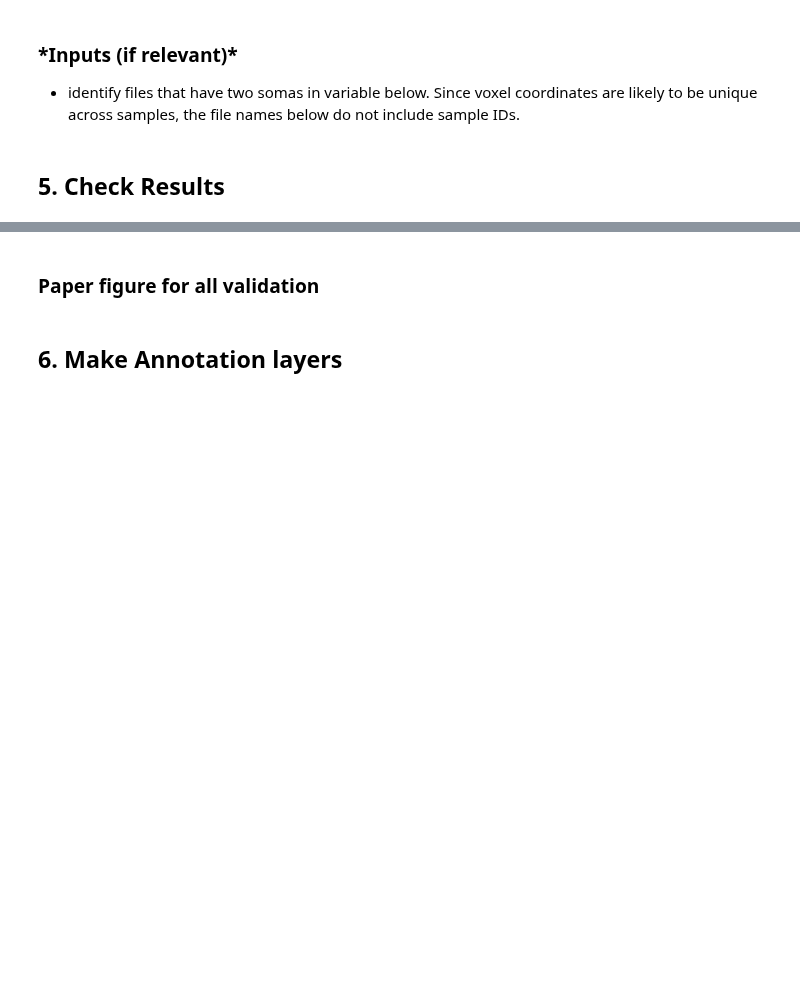
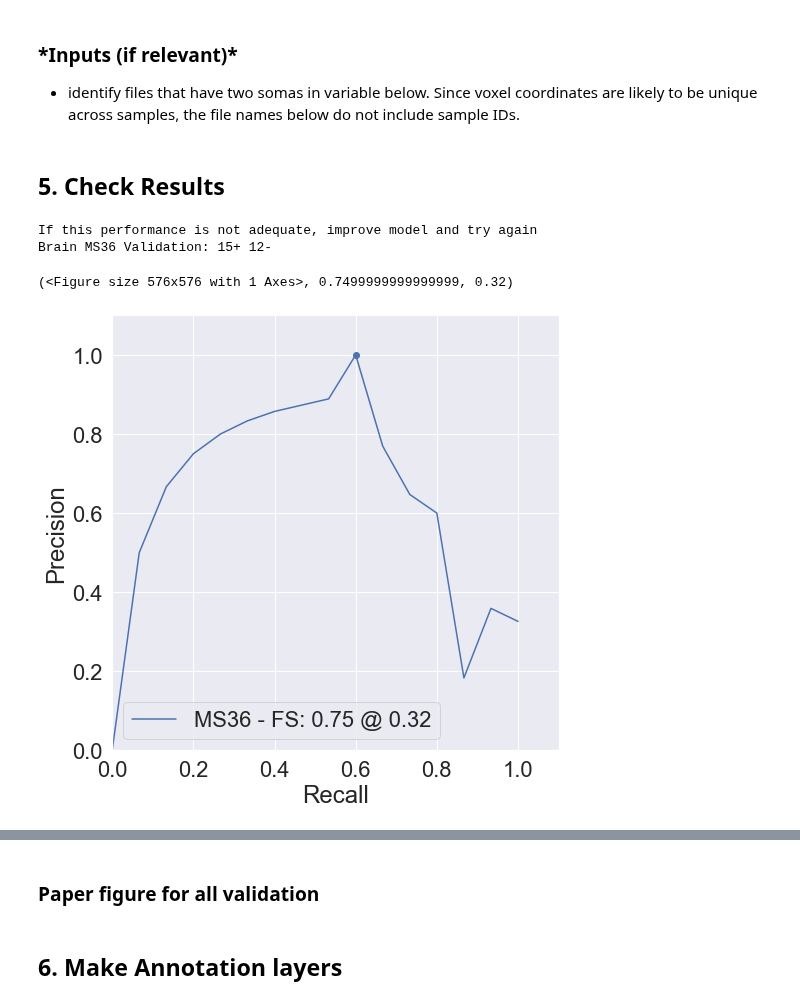
Before and after one commit to neurodata/brainlit, a Jupyter notebook: experiments/BrainLine/soma_analysis.ipynb, the cells around one changed output, grey strips where cells are left out. Cells and saved outputs as stored; diff of their text form; code cells hidden in the pictures; blank space fills up the shorter version.

```diff
--- a/experiments/BrainLine/soma_analysis.ipynb
+++ b/experiments/BrainLine/soma_analysis.ipynb
@@ -54,3 +54,6 @@ data_file = brainlit_path / "experiments" / "BrainLine" / "data" / "soma_data.js
 with open(data_file) as f:
     data = json.load(f)
 brain2paths = data["brain2paths"]
+
+brain = "MS36"  # brain ID
+soma_data_dir = "/Users/thomasathey/Documents/mimlab/mouselight/ailey/detection_soma/"  # path to directory where training/validation data should be stored
@@ -58,11 +63,3 @@ brain2paths = data["brain2paths"]
 ## 2. Download benchmark data
 # %% [markdown]
 ### \*Inputs\*
-# %%
-brain = "MS22"  # brain ID
-soma_data_dir = "/Users/thomasathey/Documents/mimlab/mouselight/ailey/detection_soma/"  # path to directory where training/validation data should be stored
-dataset_to_save = "val"  # train or val
-
-antibody_layer = "Ch_647"
-background_layer = "Ch_561"
-endogenous_layer = "Ch_488"
@@ -108,8 +117,9 @@ You can do this programmatically (below), or you can use the ilastik GUI (which
 # %% [markdown]
 ### \* Inputs \*
 # %%
-model = "_rabies_pix_3ch"
+model = '_starter' # "_rabies_pix_3ch"
 project_path = f"/Users/thomasathey/Documents/mimlab/mouselight/ailey/detection_soma/matt_soma{model}.ilp"  # path to ilastik model to be used
+dset = "starter_val"
 ilastik_path = (
     "/Applications/ilastik-1.4.0b21-OSX.app/Contents/ilastik-release/run_ilastik.sh"
 )
@@ -138,17 +148,26 @@ doubles = [
     "1968_3472_1784_pos_Probabilities.h5",
     "2589_5825_1626_pos_Probabilities.h5",
     "2138_4233_2329_pos_Probabilities.h5",
-]  # 8446
+    "2545_6206_1551_pos_Probabilities.h5",
+    "2568_6047_1553_pos_Probabilities.h5",
+    "2547_6082_1541_pos_Probabilities.h5"
+]  # move 2545?
 # %% [markdown]
 ## 5. Check Results
 # %%
 plot_results(
     data_dir=soma_data_dir,
     brain_ids=brains,
     object_type="soma",
     positive_channel=0,
+    dset = dset,
     doubles=doubles,
 )
+# %% [output]
+If this performance is not adequate, improve model and try again
+Brain MS36 Validation: 15+ 12-
+(<Figure size 576x576 with 1 Axes>, 0.7499999999999999, 0.32)
+[figure, added]
 # %%
 examine_threshold(
     data_dir=soma_data_dir,
```
Also changed, not shown: parts of 10 cells of this notebook, 3 other files.
